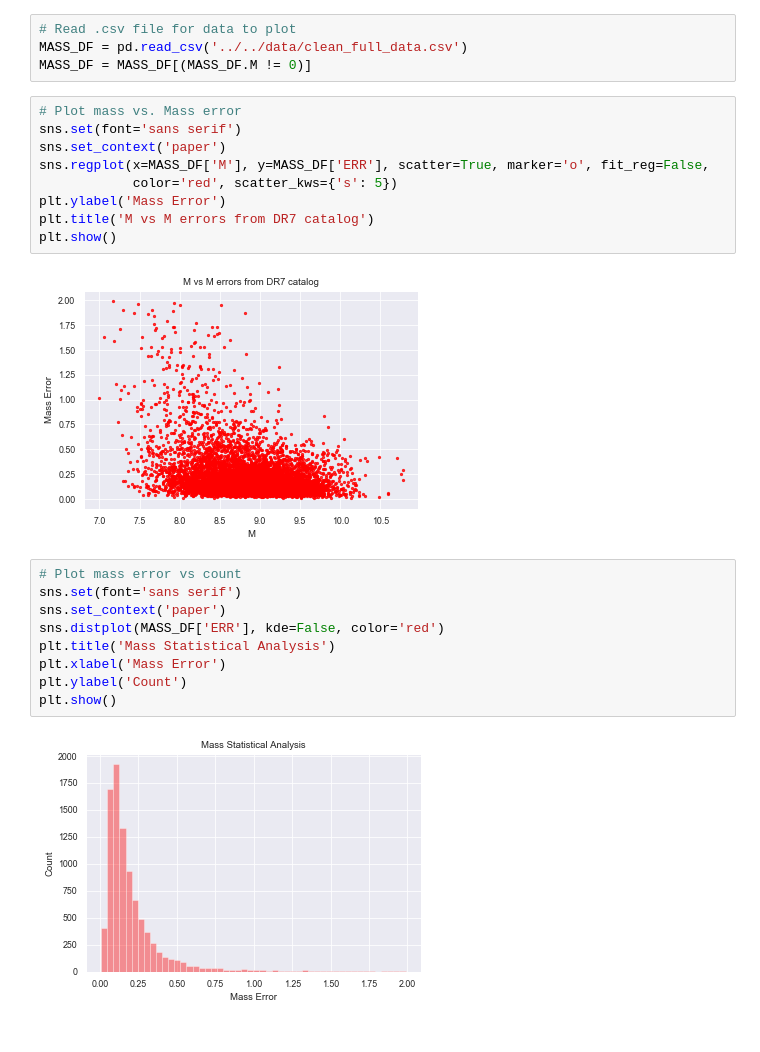
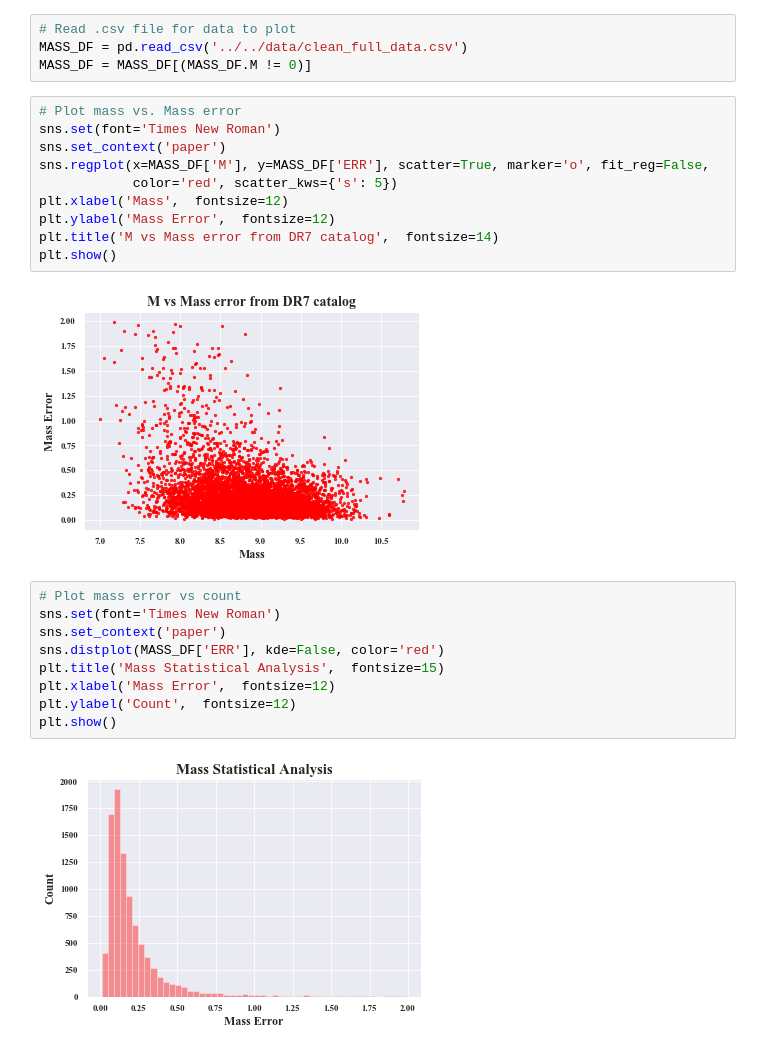
Before and after one commit to devanshipratap/DeepLearningAGN, a Jupyter notebook: src/notebooks/plot_mass_and_error.ipynb, the cells around one changed output. Drawn from its saved outputs; the diff is of its cells as text.

Commit message:
changing plot fonts, adding simulated LC plot

```diff
--- a/src/notebooks/plot_mass_and_error.ipynb
+++ b/src/notebooks/plot_mass_and_error.ipynb
@@ -11,23 +11,24 @@ MASS_DF = pd.read_csv('../../data/clean_full_data.csv')
 MASS_DF = MASS_DF[(MASS_DF.M != 0)]
 # %%
 # Plot mass vs. Mass error
-sns.set(font='sans serif')
+sns.set(font='Times New Roman')
 sns.set_context('paper')
 sns.regplot(x=MASS_DF['M'], y=MASS_DF['ERR'], scatter=True, marker='o', fit_reg=False,
             color='red', scatter_kws={'s': 5})
-plt.ylabel('Mass Error')
-plt.title('M vs M errors from DR7 catalog')
+plt.xlabel('Mass',  fontsize=12)
+plt.ylabel('Mass Error',  fontsize=12)
+plt.title('M vs Mass error from DR7 catalog',  fontsize=14)
 plt.show()
 # %% [output]
-[figure, old version]
+[figure, new version]
 # %%
 # Plot mass error vs count
-sns.set(font='sans serif')
+sns.set(font='Times New Roman')
 sns.set_context('paper')
 sns.distplot(MASS_DF['ERR'], kde=False, color='red')
-plt.title('Mass Statistical Analysis')
-plt.xlabel('Mass Error')
-plt.ylabel('Count')
+plt.title('Mass Statistical Analysis',  fontsize=15)
+plt.xlabel('Mass Error',  fontsize=12)
+plt.ylabel('Count',  fontsize=12)
 plt.show()
 # %% [output]
-[figure, old version]
+[figure, new version]
```
Also changed, not shown: 2 other files.
